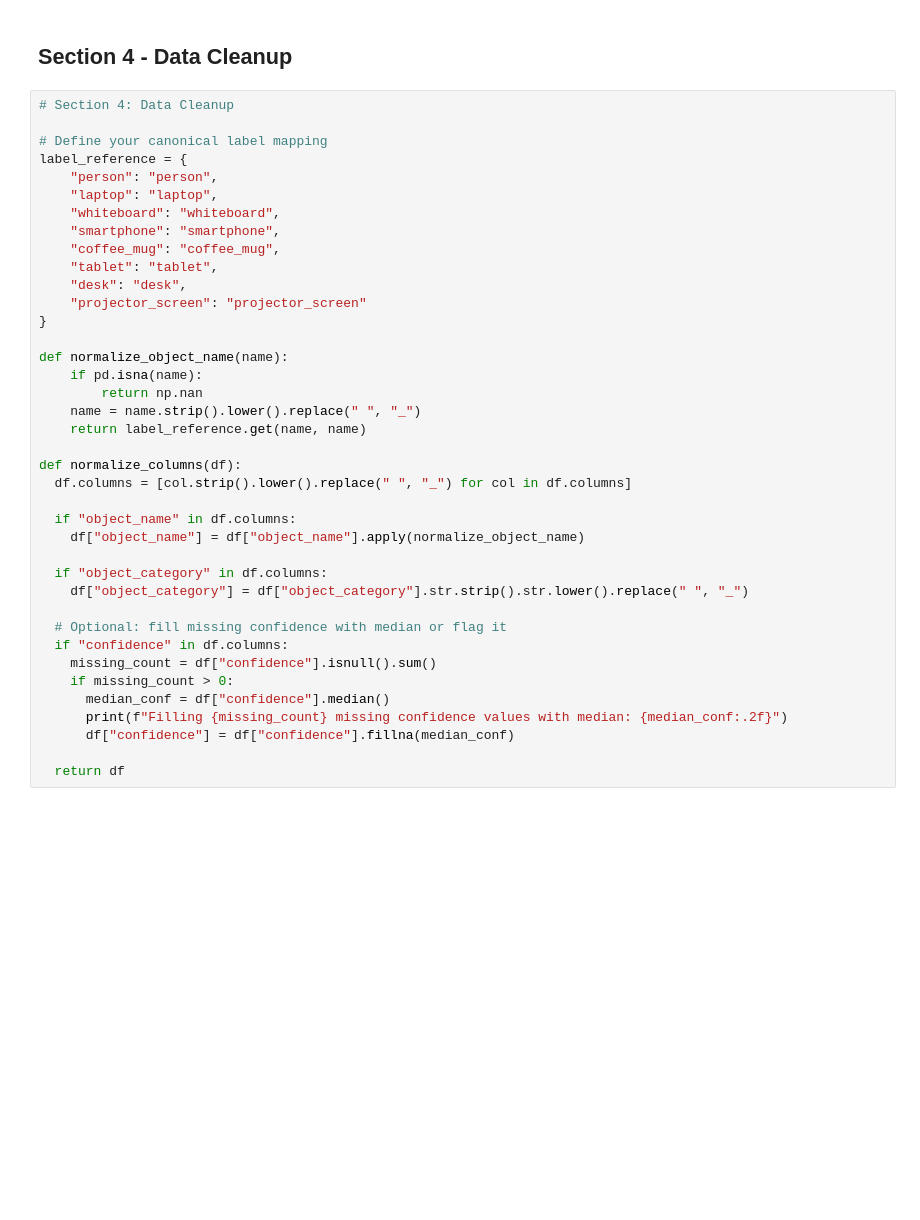
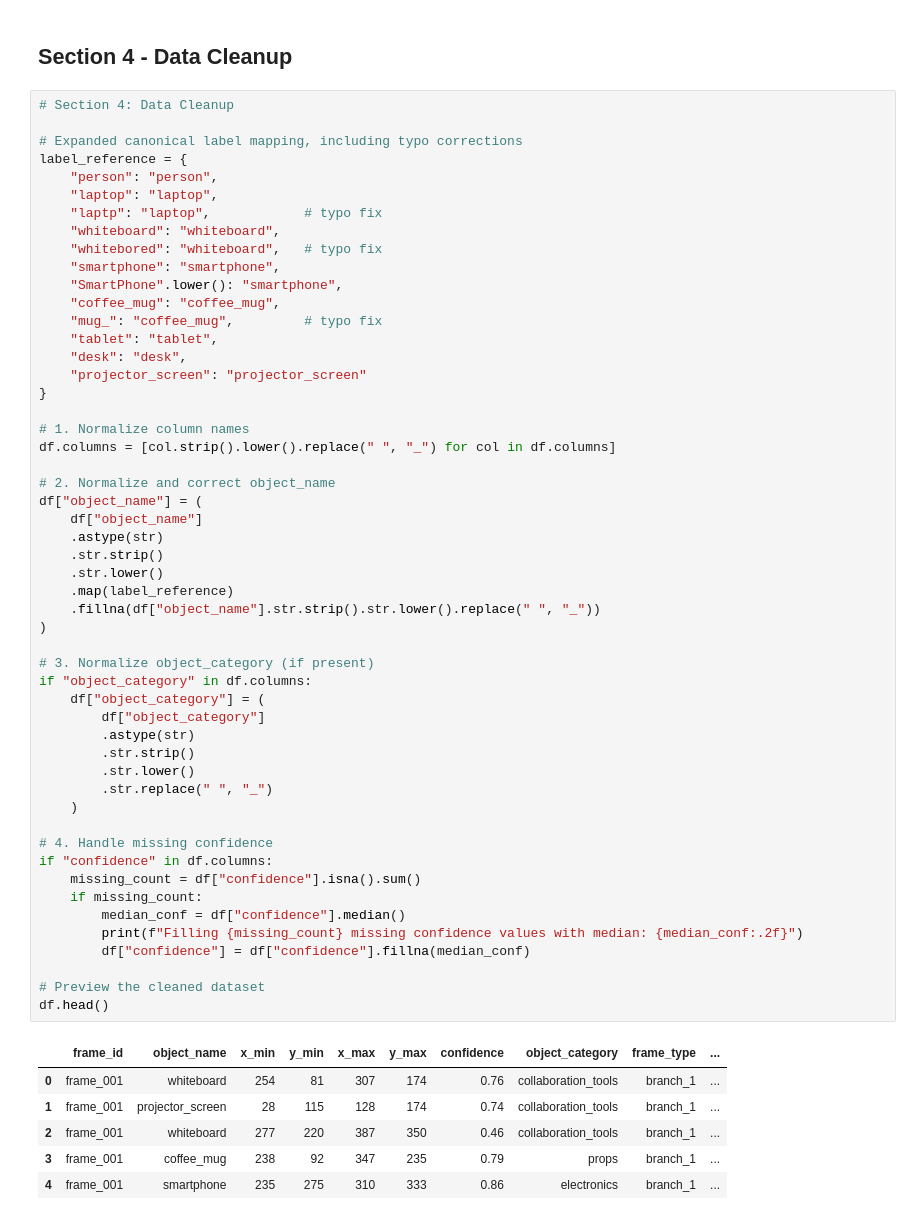
Before and after one commit to thegregbeyond/FreeFuse-AI-Calbright-Project, a Jupyter notebook: FreeFuse Data Cleaning.ipynb, the cells around one changed output. Drawn from its saved outputs; the diff is of its cells as text; blank space fills up the shorter version.

```diff
--- a/FreeFuse Data Cleaning.ipynb
+++ b/FreeFuse Data Cleaning.ipynb
@@ -132,39 +132,59 @@ dtype: object
 # %%
 # Section 4: Data Cleanup
 
-# Define your canonical label mapping
+# Expanded canonical label mapping, including typo corrections
 label_reference = {
     "person": "person",
     "laptop": "laptop",
+    "laptp": "laptop",            # typo fix
     "whiteboard": "whiteboard",
+    "whitebored": "whiteboard",   # typo fix
     "smartphone": "smartphone",
+    "SmartPhone".lower(): "smartphone",
     "coffee_mug": "coffee_mug",
+    "mug_": "coffee_mug",         # typo fix
     "tablet": "tablet",
     "desk": "desk",
     "projector_screen": "projector_screen"
 }
 
-def normalize_object_name(name):
-    if pd.isna(name):
-        return np.nan
-    name = name.strip().lower().replace(" ", "_")
-    return label_reference.get(name, name)
+# 1. Normalize column names
+df.columns = [col.strip().lower().replace(" ", "_") for col in df.columns]
 
-def normalize_columns(df):
-  df.columns = [col.strip().lower().replace(" ", "_") for col in df.columns]
+# 2. Normalize and correct object_name
+df["object_name"] = (
+    df["object_name"]
+    .astype(str)
+    .str.strip()
+    .str.lower()
+    .map(label_reference)
+    .fillna(df["object_name"].str.strip().str.lower().replace(" ", "_"))
+)
 
-  if "object_name" in df.columns:
-    df["object_name"] = df["object_name"].apply(normalize_object_name)
+# 3. Normalize object_category (if present)
+if "object_category" in df.columns:
+    df["object_category"] = (
+        df["object_category"]
+        .astype(str)
+        .str.strip()
+        .str.lower()
+        .str.replace(" ", "_")
+    )
 
-  if "object_category" in df.columns:
-    df["object_category"] = df["object_category"].str.strip().str.lower().replace(" ", "_")
+# 4. Handle missing confidence
+if "confidence" in df.columns:
+    missing_count = df["confidence"].isna().sum()
+    if missing_count:
+        median_conf = df["confidence"].median()
+        print(f"Filling {missing_count} missing confidence values with median: {median_conf:.2f}")
+        df["confidence"] = df["confidence"].fillna(median_conf)
 
-  # Optional: fill missing confidence with median or flag it
-  if "confidence" in df.columns:
-    missing_count = df["confidence"].isnull().sum()
-    if missing_count > 0:
-      median_conf = df["confidence"].median()
-      print(f"Filling {missing_count} missing confidence values with median: {median_conf:.2f}")
-      df["confidence"] = df["confidence"].fillna(median_conf)
-
-  return df
+# Preview the cleaned dataset
+df.head()
+# %% [output]
+|  | frame_id | object_name | x_min | y_min | x_max | y_max | confidence | object_category | frame_type | ... |
+| 0 | frame_001 | whiteboard | 254 | 81 | 307 | 174 | 0.76 | collaboration_tools | branch_1 | ... |
+| 1 | frame_001 | projector_screen | 28 | 115 | 128 | 174 | 0.74 | collaboration_tools | branch_1 | ... |
+| 2 | frame_001 | whiteboard | 277 | 220 | 387 | 350 | 0.46 | collaboration_tools | branch_1 | ... |
+| 3 | frame_001 | coffee_mug | 238 | 92 | 347 | 235 | 0.79 | props | branch_1 | ... |
+| 4 | frame_001 | smartphone | 235 | 275 | 310 | 333 | 0.86 | electronics | branch_1 | ... |
```
Also changed, not shown: parts of 2 cells of this notebook.
